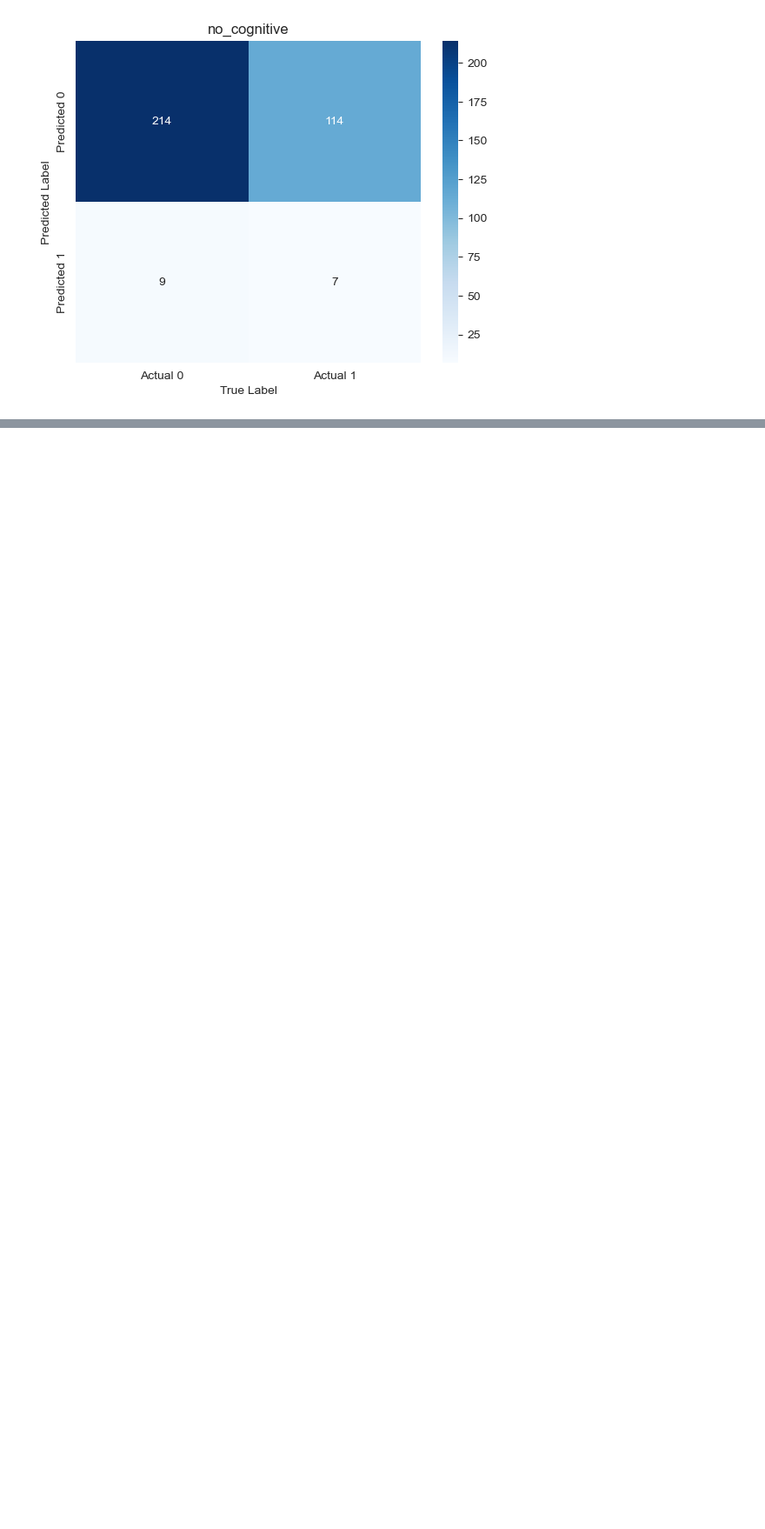
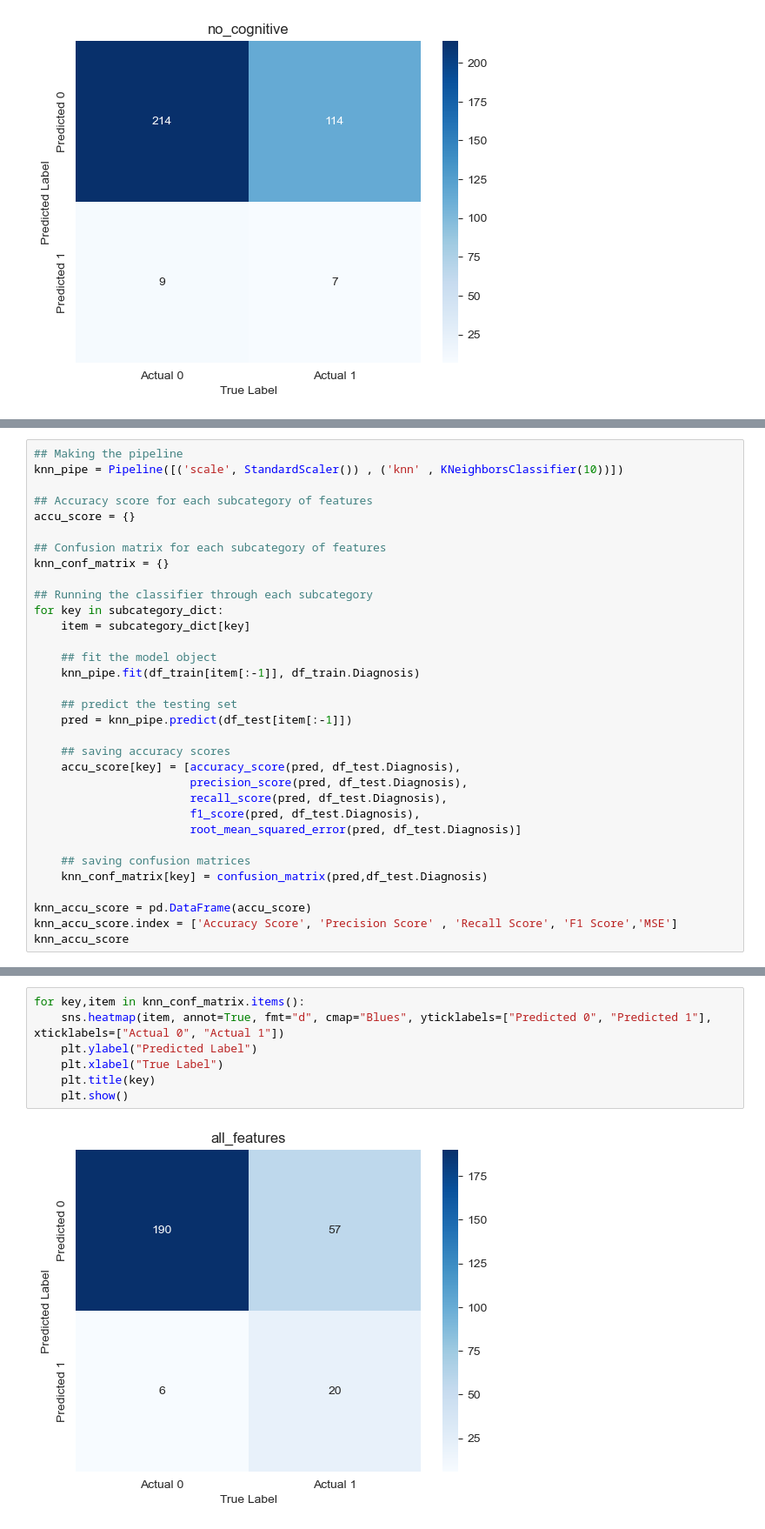
Before and after one commit to mgamankwah/alzheimers_risk_prediction, a Jupyter notebook: scripts/Model_Exploration_Seyed.ipynb, the cells around one changed output, grey strips where cells are left out. Shown at 87% size. Cells and saved outputs as stored; diff of their text form; blank space fills up the shorter version.

Commit message:
Added model exploration for subjects with no memory complaints

```diff
--- a/scripts/Model_Exploration_Seyed.ipynb
+++ b/scripts/Model_Exploration_Seyed.ipynb
@@ -546,0 +563,33 @@ for key,item in ada_conf_matrix.items():
+# %%
+## Making the pipeline
+knn_pipe = Pipeline([('scale', StandardScaler()) , ('knn' , KNeighborsClassifier(10))])
+
+## Accuracy score for each subcategory of features
+accu_score = {}
+
+## Confusion matrix for each subcategory of features
+knn_conf_matrix = {}
+
+## Running the classifier through each subcategory
+for key in subcategory_dict:
+    item = subcategory_dict[key]
+
+    ## fit the model object
+    knn_pipe.fit(df_train[item[:-1]], df_train.Diagnosis)
+
+    ## predict the testing set
+    pred = knn_pipe.predict(df_test[item[:-1]])
+
+    ## saving accuracy scores
+    accu_score[key] = [accuracy_score(pred, df_test.Diagnosis),
+                       precision_score(pred, df_test.Diagnosis),
+                       recall_score(pred, df_test.Diagnosis),
+                       f1_score(pred, df_test.Diagnosis),
+                       root_mean_squared_error(pred, df_test.Diagnosis)]
+
+    ## saving confusion matrices
+    knn_conf_matrix[key] = confusion_matrix(pred,df_test.Diagnosis)
+
+knn_accu_score = pd.DataFrame(accu_score)
+knn_accu_score.index = ['Accuracy Score', 'Precision Score' , 'Recall Score', 'F1 Score','MSE']
+knn_accu_score
@@ -546,0 +605,9 @@ for key,item in ada_conf_matrix.items():
+# %%
+for key,item in knn_conf_matrix.items():
+    sns.heatmap(item, annot=True, fmt="d", cmap="Blues", yticklabels=["Predicted 0", "Predicted 1"], xticklabels=["Actual 0", "Actual 1"])
+    plt.ylabel("Predicted Label")
+    plt.xlabel("True Label")
+    plt.title(key)
+    plt.show()
+# %% [output]
+[figure, added]
```
Also changed, not shown: parts of 33 cells of this notebook.
